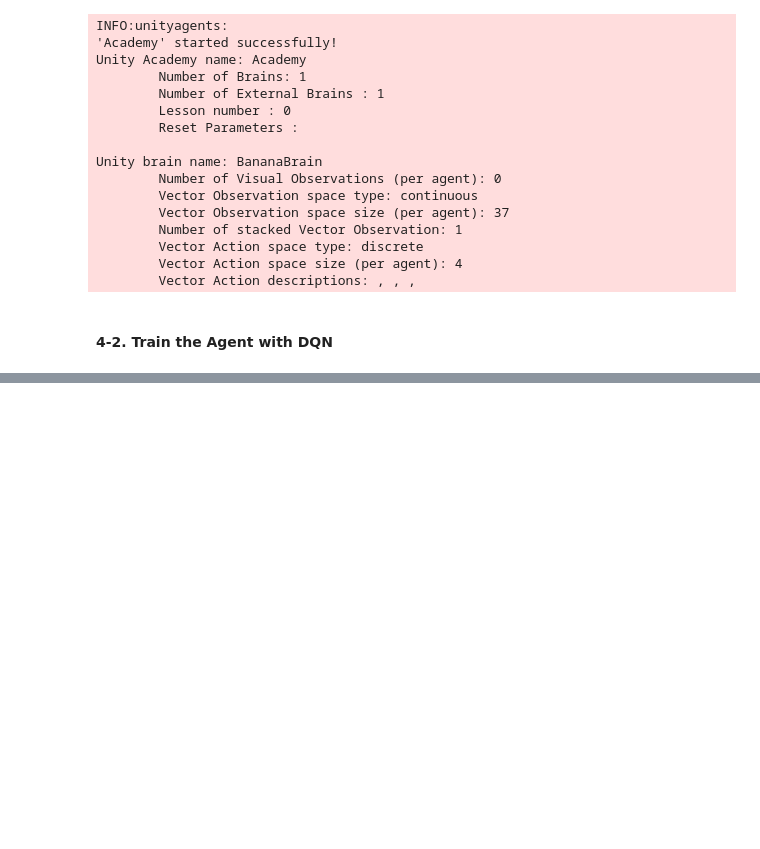
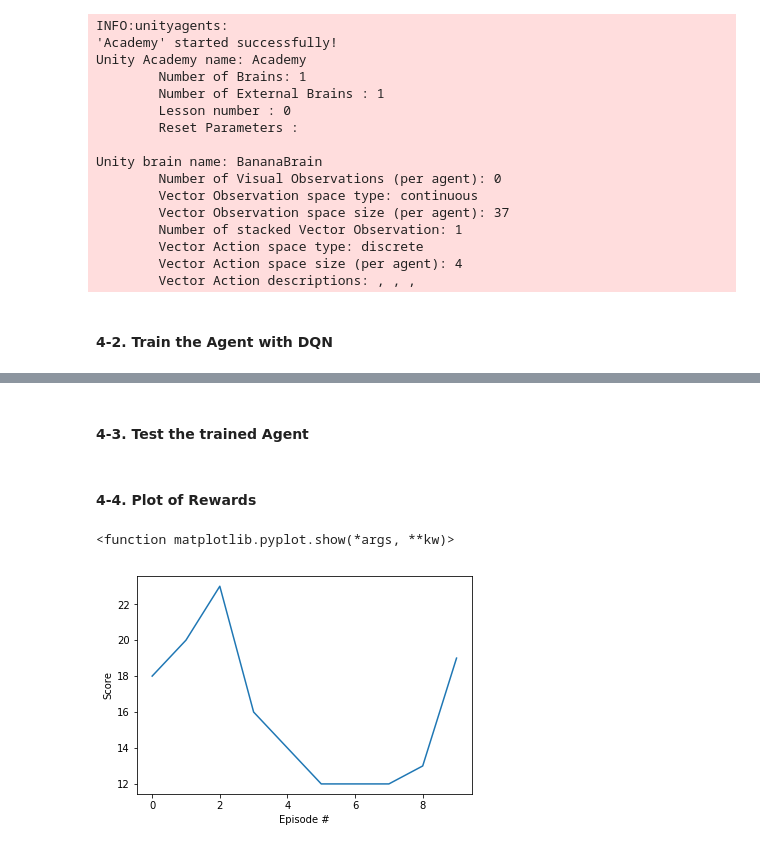
Before and after one commit to HRYoNG/DeepRL_Project1, a Jupyter notebook: Navigation.ipynb, the cells around one changed output, grey strips where cells are left out. Drawn from its saved outputs; the diff is of its cells as text; code cells hidden in the pictures; blank space fills up the shorter version.

```diff
--- a/Navigation.ipynb
+++ b/Navigation.ipynb
@@ -236,12 +255,42 @@ KeyboardInterrupt:
+# %% [markdown]
+#### 4-3. Test the trained Agent
+# %%
+agent = Agent(state_size=state_size, action_size=action_size, seed=0)
+checkpoint_pth = 'checkpoint.pth'
+agent.qnetwork_local.load_state_dict(torch.load(checkpoint_pth))
+
+n_episodes=10
+max_t = 1000
+scores = []                        # list containing scores from each episode
+for i_episode in range(1, n_episodes+1):
+    env_info = env.reset(train_mode=False)[brain_name] # reset the environment
+    state = env_info.vector_observations[0]
+    score = 0
+    for t in range(max_t):
+        action = agent.act(state)
+        env_info = env.step(action)[brain_name]
+        next_state = env_info.vector_observations[0]
+        reward = env_info.rewards[0]
+        done = env_info.local_done[0]
+
+        state = next_state
+        score += reward
+        if done:
+            scores.append(score)              # save most recent score
+            break
+# %% [markdown]
+#### 4-4. Plot of Rewards
 # %%
 import matplotlib.pyplot as plt
 
 fig = plt.figure()
 ax = fig.add_subplot(111)
-plt.plot(np.arrange(len(scores)), scores, label='DQN+FC64')
-plt.plot(np.arrange(len(scores)), avgs, c='r', label='average')
+plt.plot(np.arange(len(scores)), scores)
 plt.ylabel('Score')
 plt.xlabel('Episode #')
 plt.legend(loc='upper left');
 plt.show
 #env.close()
+# %% [output]
+<function matplotlib.pyplot.show(*args, **kw)>
+[figure, added]
```
Also changed, not shown: parts of 3 cells of this notebook.
